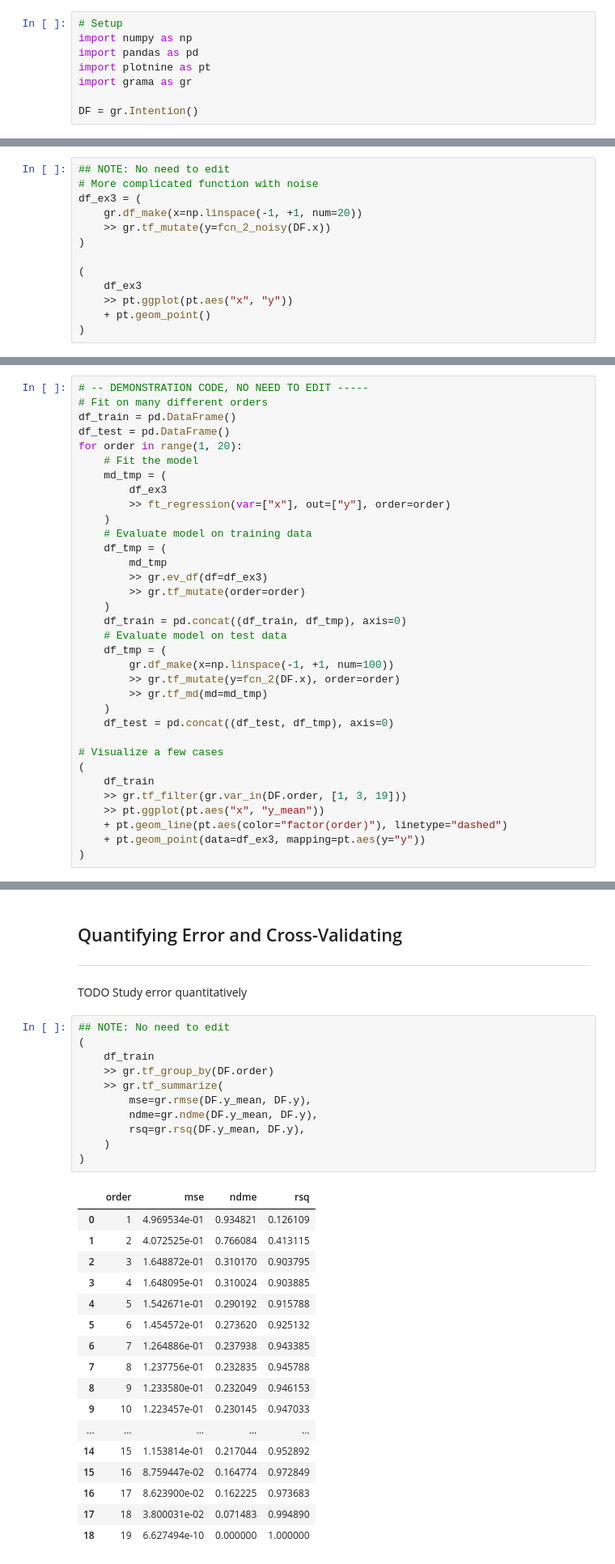
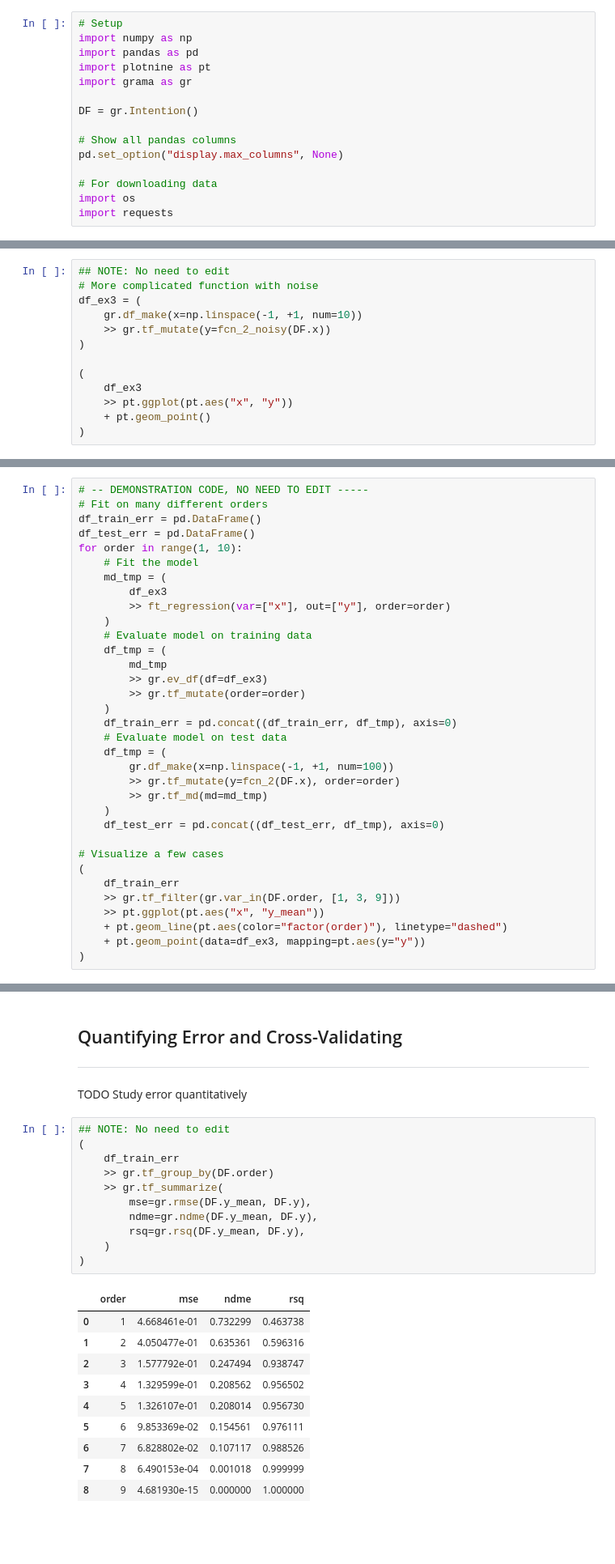
Before and after one commit to zdelrosario/mi101, a Jupyter notebook: _sources/notebooks/05_ml_solution.ipynb, the cells around one changed output, grey strips where cells are left out. Shown: that part at 81% size. Saved outputs shown, nothing was run; the diff lists cells and outputs as text; blank space fills up the shorter version.

```diff
--- a/_sources/notebooks/05_ml_solution.ipynb
+++ b/_sources/notebooks/05_ml_solution.ipynb
@@ -24,6 +24,13 @@ import plotnine as pt
 import grama as gr
 
 DF = gr.Intention()
+
+# Show all pandas columns
+pd.set_option("display.max_columns", None)
+
+# For downloading data
+import os
+import requests
 # %%
 # Helper functions
 def add_noise(function, sigma=0.1, seed=101):
@@ -365,7 +372,7 @@ To help illustrate, let's look at one more synthetic example
 ## NOTE: No need to edit
 # More complicated function with noise
 df_ex3 = (
-    gr.df_make(x=np.linspace(-1, +1, num=20))
+    gr.df_make(x=np.linspace(-1, +1, num=10))
     >> gr.tf_mutate(y=fcn_2_noisy(DF.x))
 )
 
@@ -382,9 +389,9 @@ Here we can see a somewhat complicated function that is quite corrupted by noise
 # %%
 # -- DEMONSTRATION CODE, NO NEED TO EDIT -----
 # Fit on many different orders
-df_train = pd.DataFrame()
-df_test = pd.DataFrame()
-for order in range(1, 20):
+df_train_err = pd.DataFrame()
+df_test_err = pd.DataFrame()
+for order in range(1, 10):
     # Fit the model
     md_tmp = (
         df_ex3
@@ -396,19 +403,19 @@ for order in range(1, 20):
         >> gr.ev_df(df=df_ex3)
         >> gr.tf_mutate(order=order)
     )
-    df_train = pd.concat((df_train, df_tmp), axis=0)
+    df_train_err = pd.concat((df_train_err, df_tmp), axis=0)
     # Evaluate model on test data
     df_tmp = (
         gr.df_make(x=np.linspace(-1, +1, num=100))
         >> gr.tf_mutate(y=fcn_2(DF.x), order=order)
         >> gr.tf_md(md=md_tmp)
     )
-    df_test = pd.concat((df_test, df_tmp), axis=0)
+    df_test_err = pd.concat((df_test_err, df_tmp), axis=0)
 
 # Visualize a few cases
 (
-    df_train
-    >> gr.tf_filter(gr.var_in(DF.order, [1, 3, 19]))
+    df_train_err
+    >> gr.tf_filter(gr.var_in(DF.order, [1, 3, 9]))
     >> pt.ggplot(pt.aes("x", "y_mean"))
     + pt.geom_line(pt.aes(color="factor(order)"), linetype="dashed")
     + pt.geom_point(data=df_ex3, mapping=pt.aes(y="y"))
@@ -433,32 +440,25 @@ TODO Study error quantitatively
 # %%
 ## NOTE: No need to edit
 (
-    df_train
+    df_train_err
     >> gr.tf_group_by(DF.order)
     >> gr.tf_summarize(
         mse=gr.rmse(DF.y_mean, DF.y),
         ndme=gr.ndme(DF.y_mean, DF.y),
         rsq=gr.rsq(DF.y_mean, DF.y),
     )
 )
 # %% [output]
 |  | order | mse | ndme | rsq |
-| 0 | 1 | 4.969534e-01 | 0.934821 | 0.126109 |
-| 1 | 2 | 4.072525e-01 | 0.766084 | 0.413115 |
-| 2 | 3 | 1.648872e-01 | 0.310170 | 0.903795 |
-| 3 | 4 | 1.648095e-01 | 0.310024 | 0.903885 |
-| 4 | 5 | 1.542671e-01 | 0.290192 | 0.915788 |
-| 5 | 6 | 1.454572e-01 | 0.273620 | 0.925132 |
-| 6 | 7 | 1.264886e-01 | 0.237938 | 0.943385 |
-| 7 | 8 | 1.237756e-01 | 0.232835 | 0.945788 |
-| 8 | 9 | 1.233580e-01 | 0.232049 | 0.946153 |
-| 9 | 10 | 1.223457e-01 | 0.230145 | 0.947033 |
-| ... | ... | ... | ... | ... |
-| 14 | 15 | 1.153814e-01 | 0.217044 | 0.952892 |
-| 15 | 16 | 8.759447e-02 | 0.164774 | 0.972849 |
-| 16 | 17 | 8.623900e-02 | 0.162225 | 0.973683 |
-| 17 | 18 | 3.800031e-02 | 0.071483 | 0.994890 |
-| 18 | 19 | 6.627494e-10 | 0.000000 | 1.000000 |
+| 0 | 1 | 4.668461e-01 | 0.732299 | 0.463738 |
+| 1 | 2 | 4.050477e-01 | 0.635361 | 0.596316 |
+| 2 | 3 | 1.577792e-01 | 0.247494 | 0.938747 |
+| 3 | 4 | 1.329599e-01 | 0.208562 | 0.956502 |
+| 4 | 5 | 1.326107e-01 | 0.208014 | 0.956730 |
+| 5 | 6 | 9.853369e-02 | 0.154561 | 0.976111 |
+| 6 | 7 | 6.828802e-02 | 0.107117 | 0.988526 |
+| 7 | 8 | 6.490153e-04 | 0.001018 | 0.999999 |
+| 8 | 9 | 4.681930e-15 | 0.000000 | 1.000000 |
 # %% [markdown]
 
 - `mse` is [mean-squared error](https://en.wikipedia.org/wiki/Mean_squared_error), a common error metric often used in the machine learning community. Smaller values are more accurate.
```
Also changed, not shown: parts of 26 cells of this notebook, 43 other files.
